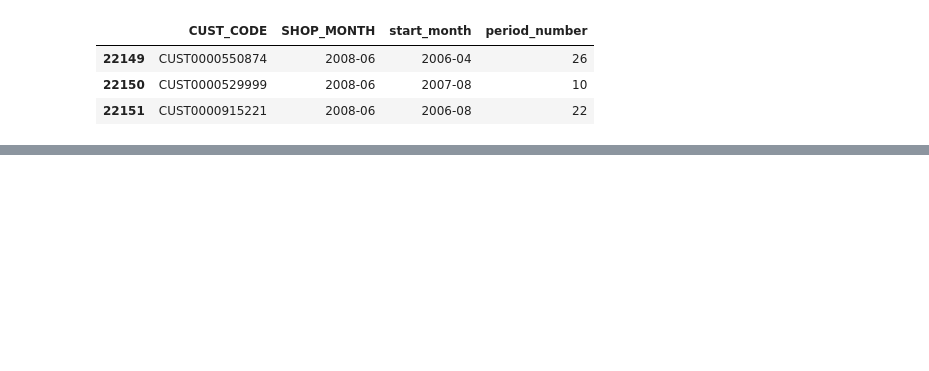
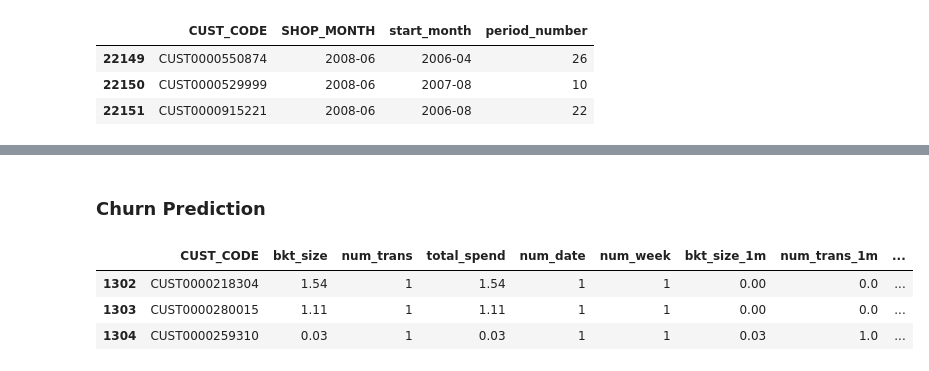
Before and after one commit to terjirapat/MADT8101-Customer-Analytics, a Jupyter notebook: Workshop 4 - Churn Scoring/main.ipynb, the cells around one changed output, grey strips where cells are left out. Drawn from its saved outputs; the diff is of its cells as text; code cells hidden in the pictures; blank space fills up the shorter version.

```diff
--- a/Workshop 4 - Churn Scoring/main.ipynb
+++ b/Workshop 4 - Churn Scoring/main.ipynb
@@ -251,0 +256,2 @@ plt.show()
+# %% [markdown]
+### Churn Prediction
@@ -251,0 +261,56 @@ plt.show()
+# %%
+# create feature df
+df_f = df_2008q1[['CUST_CODE']].drop_duplicates().reset_index(drop=True)
+
+df_f = df_f.merge(
+    df_2008q1.groupby(['CUST_CODE', 'BASKET_ID']).agg(
+        spend = ('SPEND', 'sum'),
+        date_min = ('SHOP_DATE', 'min'),
+        date_max = ('SHOP_DATE', 'max')).reset_index().groupby('CUST_CODE').agg(bkt_size = ('spend', 'mean'),
+                                                                    num_trans = ('spend', 'count'),
+                                                                    total_spend = ('spend', 'sum'),
+                                                                    date_min = ('date_min', 'min'),
+                                                                    date_max = ('date_max', 'max')
+                                                                    ),
+    how='left', on='CUST_CODE'
+)
+
+df_f = df_f.merge(
+    df_2008q1.groupby('CUST_CODE').agg(
+        num_date = ('SHOP_DATE', 'nunique'),
+        num_week = ('SHOP_WEEK', 'nunique')),
+    how='left', on='CUST_CODE'
+)
+
+df_f = df_f.merge(
+    df_2008q1.loc[df_2008q1['SHOP_MONTH'] > (df_2008q1['SHOP_MONTH'].max() - 1), :].groupby(['CUST_CODE', 'BASKET_ID']).agg(
+        spend = ('SPEND', 'sum')).reset_index().groupby('CUST_CODE').agg(bkt_size_1m = ('spend', 'mean'),
+                                                                    num_trans_1m = ('spend', 'count'),
+                                                                    total_spend_1m = ('spend', 'sum')
+                                                                    ),
+    how='left', on='CUST_CODE'
+)
+
+df_f = df_f.merge(
+    df_2008q1.loc[df_2008q1['SHOP_MONTH'] > (df_2008q1['SHOP_MONTH'].max() - 2), :].groupby(['CUST_CODE', 'BASKET_ID']).agg(
+        spend = ('SPEND', 'sum')).reset_index().groupby('CUST_CODE').agg(bkt_size_2m = ('spend', 'mean'),
+                                                                    num_trans_2m = ('spend', 'count'),
+                                                                    total_spend_2m = ('spend', 'sum')
+                                                                    ),
+    how='left', on='CUST_CODE'
+)
+
+df_f['tbp'] = (df_f['date_max']-df_f['date_min']).dt.days / df_f['num_trans']
+df_f['recency'] = (df_2008q1['SHOP_DATE'].max()-df_f['date_max']).dt.days
+
+df_f.drop(columns=['date_min', 'date_max'], inplace=True)
+
+# fill null values
+df_f = df_f.fillna(0)
+
+df_f.tail(3)
+# %% [output]
+|  | CUST_CODE | bkt_size | num_trans | total_spend | num_date | num_week | bkt_size_1m | num_trans_1m | ... |
+| 1302 | CUST0000218304 | 1.54 | 1 | 1.54 | 1 | 1 | 0.00 | 0.0 | ... |
+| 1303 | CUST0000280015 | 1.11 | 1 | 1.11 | 1 | 1 | 0.00 | 0.0 | ... |
+| 1304 | CUST0000259310 | 0.03 | 1 | 0.03 | 1 | 1 | 0.03 | 1.0 | ... |
```
Also changed, not shown: parts of 15 cells of this notebook, 1 other file.
